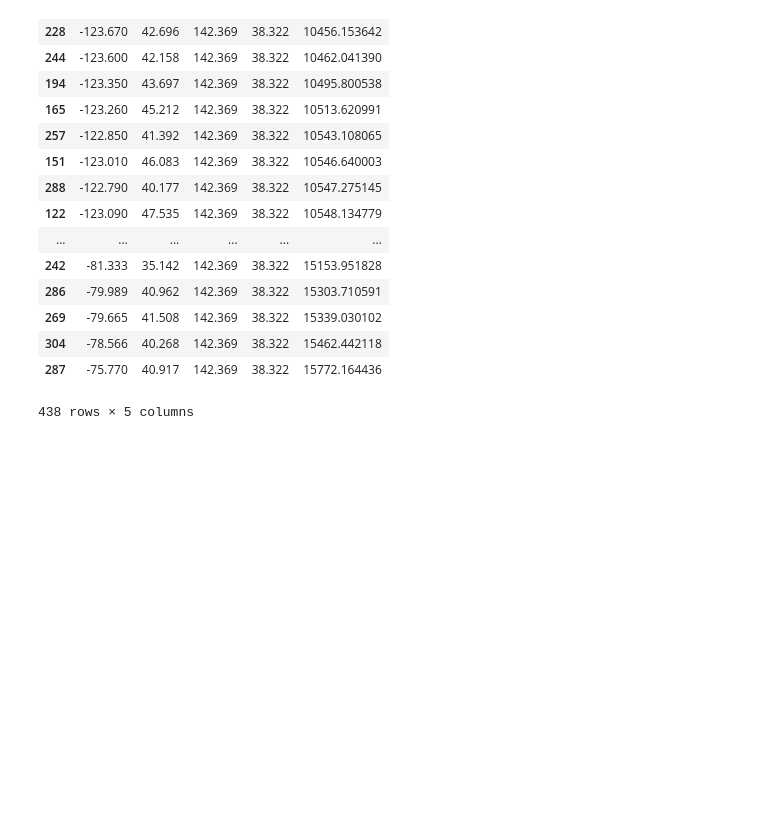
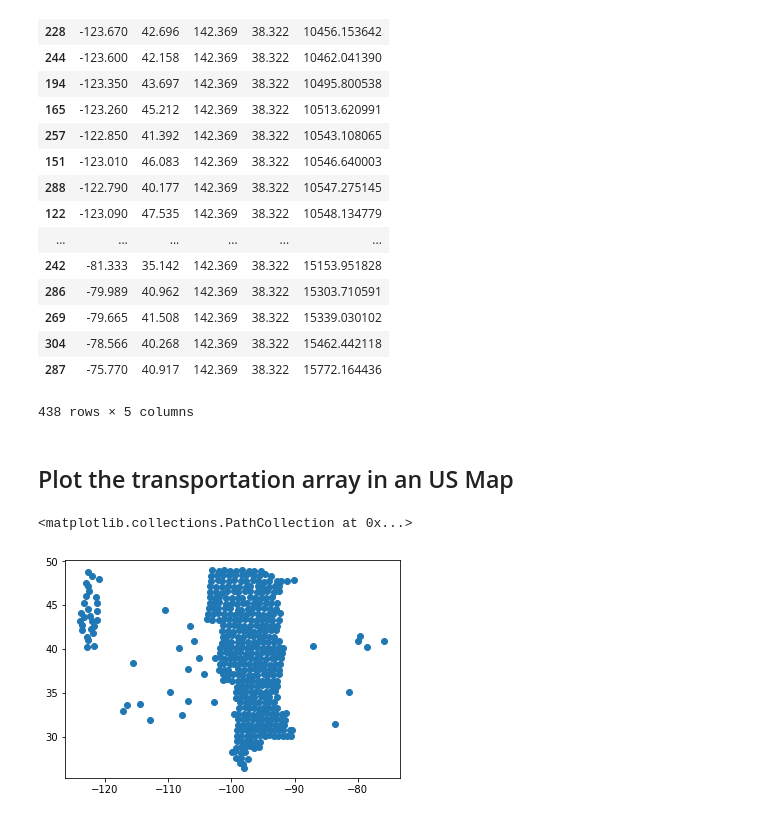
Before and after one commit to wenhank216/DV_Project, a Jupyter notebook: Component1.ipynb, the cells around one changed output. Drawn from its saved outputs; the diff is of its cells as text; code cells hidden in the pictures; blank space fills up the shorter version.

```diff
--- a/Component1.ipynb
+++ b/Component1.ipynb
@@ -77,3 +96,5 @@ location
 | 304 | -78.566 | 40.268 | 142.369 | 38.322 | 15462.442118 |
 | 287 | -75.770 | 40.917 | 142.369 | 38.322 | 15772.164436 |
 438 rows × 5 columns
+# %% [markdown]
+## Plot the transportation array in an US Map
@@ -79,0 +103,6 @@ location
+# %%
+%matplotlib inline
+plt.scatter(location['x'], location['y'])
+# %% [output]
+<matplotlib.collections.PathCollection at 0x...>
+[figure, added]
```
Also changed, not shown: parts of 13 cells of this notebook.
